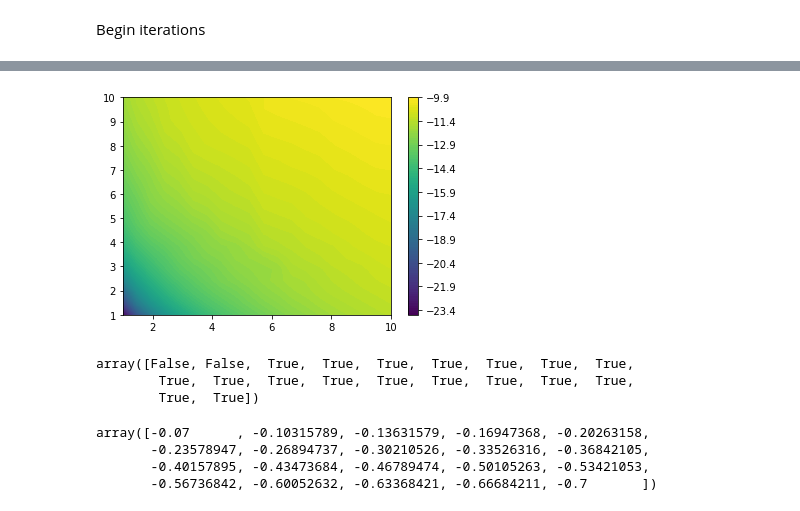
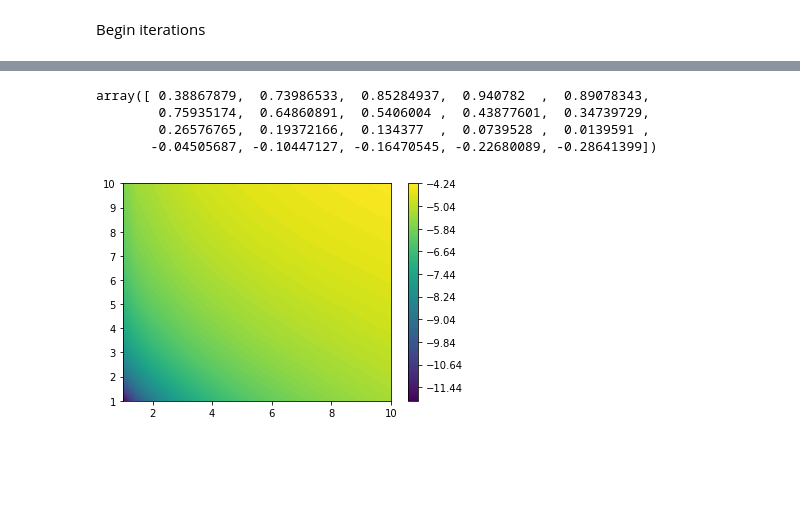
Before and after one commit to ChurnKenLee/blinder_weiss_1976, a Jupyter notebook: code/fd_hjb copy 2.ipynb, the cells around one changed output, grey strips where cells are left out. Drawn from its saved outputs; the diff is of its cells as text; code cells hidden in the pictures; blank space fills up the shorter version.

```diff
--- a/code/fd_hjb copy 2.ipynb
+++ b/code/fd_hjb copy 2.ipynb
@@ -859,0 +807,7 @@ I_type = I_type_t[:, :, t]
+# %%
+mu_kFB[0, :]
+# %% [output]
+array([ 0.38867879,  0.73986533,  0.85284937,  0.940782  ,  0.89078343,
+        0.75935174,  0.64860891,  0.5406004 ,  0.43877601,  0.34739729,
+        0.26576765,  0.19372166,  0.134377  ,  0.0739528 ,  0.0139591 ,
+       -0.04505687, -0.10447127, -0.16470545, -0.22680089, -0.28641399])
@@ -860,27 +867,14 @@ I_type = I_type_t[:, :, t]
 # %%
 fig, ax = plt.subplots()
-cs = ax.contourf(k_vect, a_vect, V_t[:,:,nT-31], levels = 100)
+cs = ax.contourf(k_vect, a_vect, V_t[:,:,nT-13], levels = 100)
 cbar = fig.colorbar(cs)
 
 plt.show()
 # %% [output]
-[figure, old version]
+[figure, new version]
 # %%
 # Steady-state a at k_max
 j = nk-1
 for i in range(1, na-1):
     if (I_valid[i, j] == False) and (mu_kFB[i, j] < 0) and (mu_kBB[i, j] < 0):
         print('a is steady-state')
-# %%
-I_valid[na-1, :]
-# %% [output]
-array([False, False,  True,  True,  True,  True,  True,  True,  True,
-        True,  True,  True,  True,  True,  True,  True,  True,  True,
-        True,  True])
-# %%
-mu_kBF[na-1, :]
-# %% [output]
-array([-0.07      , -0.10315789, -0.13631579, -0.16947368, -0.20263158,
-       -0.23578947, -0.26894737, -0.30210526, -0.33526316, -0.36842105,
-       -0.40157895, -0.43473684, -0.46789474, -0.50105263, -0.53421053,
-       -0.56736842, -0.60052632, -0.63368421, -0.66684211, -0.7       ])
```
Also changed, not shown: parts of 9 cells of this notebook.
